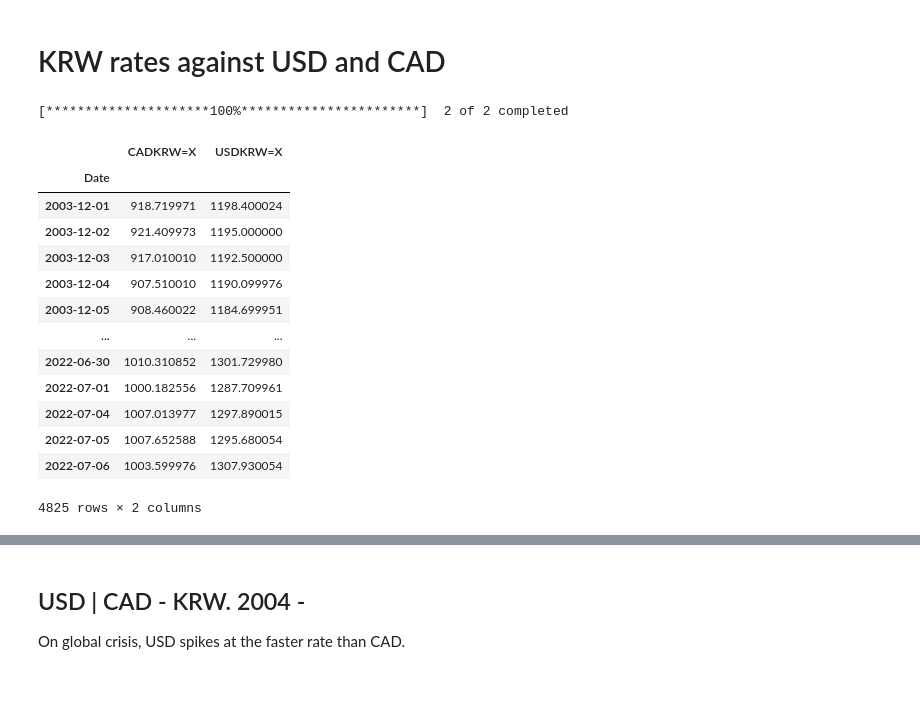
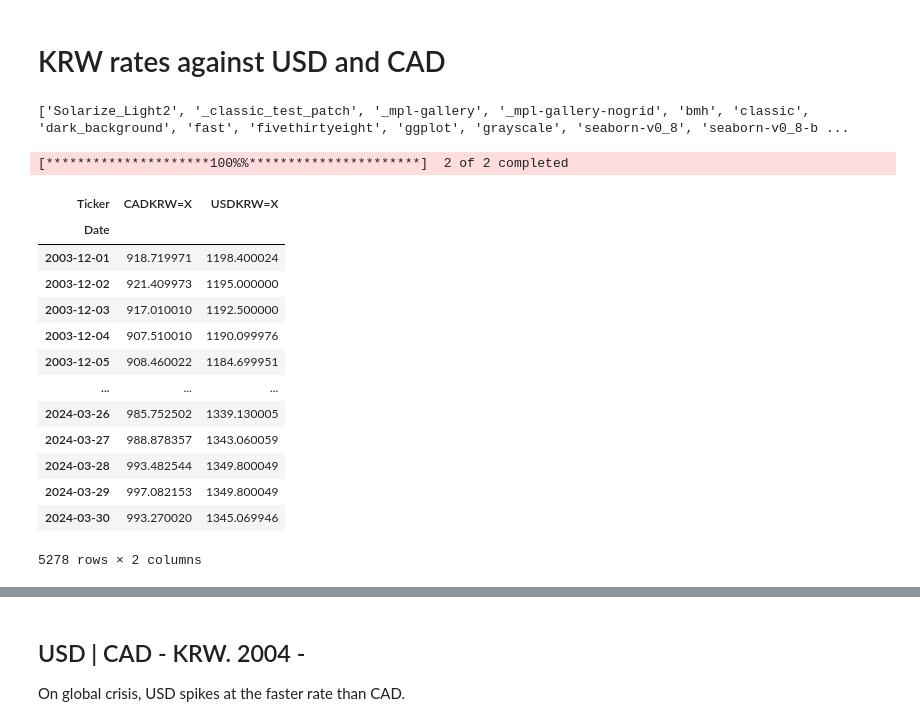
Before and after one commit to sidhlee/data-science-and-machine-learning, a Jupyter notebook: playground/shi-bum/krw_rates.ipynb, the cells around one changed output, grey strips where cells are left out. Saved outputs shown, nothing was run; the diff lists cells and outputs as text; code cells hidden in the pictures; blank space fills up the shorter version.

```diff
--- a/playground/shi-bum/krw_rates.ipynb
+++ b/playground/shi-bum/krw_rates.ipynb
@@ -5,4 +5,9 @@ import yfinance as yf
 import pandas as pd
 import numpy as np
 import matplotlib.pyplot as plt
+# %%
+# Show available styles
+print(plt.style.available)
+# %% [output]
+['Solarize_Light2', '_classic_test_patch', '_mpl-gallery', '_mpl-gallery-nogrid', 'bmh', 'classic', 'dark_background', 'fast', 'fivethirtyeight', 'ggplot', 'grayscale', 'seaborn-v0_8', 'seaborn-v0_8-b ...
 # %%
@@ -10,10 +15,10 @@ plt.style.use('seaborn')
 # %%
-df = yf.download('USDKRW=X, CADKRW=X', parse_dates=["Date"], index_col="Date")
+df = yf.download('USDKRW=X, CADKRW=X')
 df = df.Close
 df
 # %% [output]
-[*********************100%***********************]  2 of 2 completed
+[*********************100%%**********************]  2 of 2 completed
-|  | CADKRW=X | USDKRW=X |
+| Ticker | CADKRW=X | USDKRW=X |
 | Date |  |  |
 | 2003-12-01 | 918.719971 | 1198.400024 |
 | 2003-12-02 | 921.409973 | 1195.000000 |
@@ -21,12 +26,12 @@ df
 | 2003-12-04 | 907.510010 | 1190.099976 |
 | 2003-12-05 | 908.460022 | 1184.699951 |
 | ... | ... | ... |
-| 2022-06-30 | 1010.310852 | 1301.729980 |
-| 2022-07-01 | 1000.182556 | 1287.709961 |
-| 2022-07-04 | 1007.013977 | 1297.890015 |
-| 2022-07-05 | 1007.652588 | 1295.680054 |
-| 2022-07-06 | 1003.599976 | 1307.930054 |
+| 2024-03-26 | 985.752502 | 1339.130005 |
+| 2024-03-27 | 988.878357 | 1343.060059 |
+| 2024-03-28 | 993.482544 | 1349.800049 |
+| 2024-03-29 | 997.082153 | 1349.800049 |
+| 2024-03-30 | 993.270020 | 1345.069946 |
-4825 rows × 2 columns
+5278 rows × 2 columns
 # %%
 plt.rc('figure', figsize=(17, 8))
 plt.rc('font', size=16)
```
Also changed, not shown: parts of 32 cells of this notebook, 1 other file.
